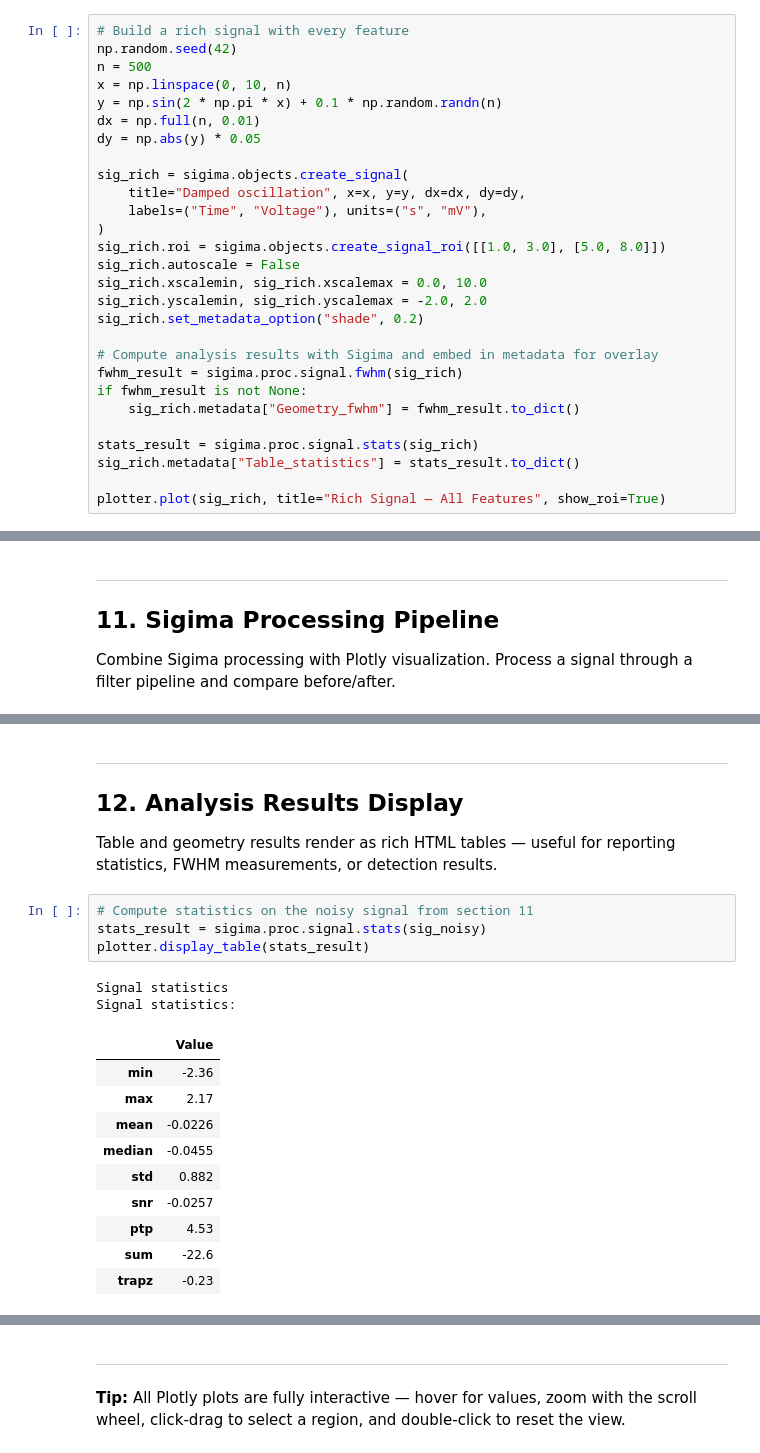
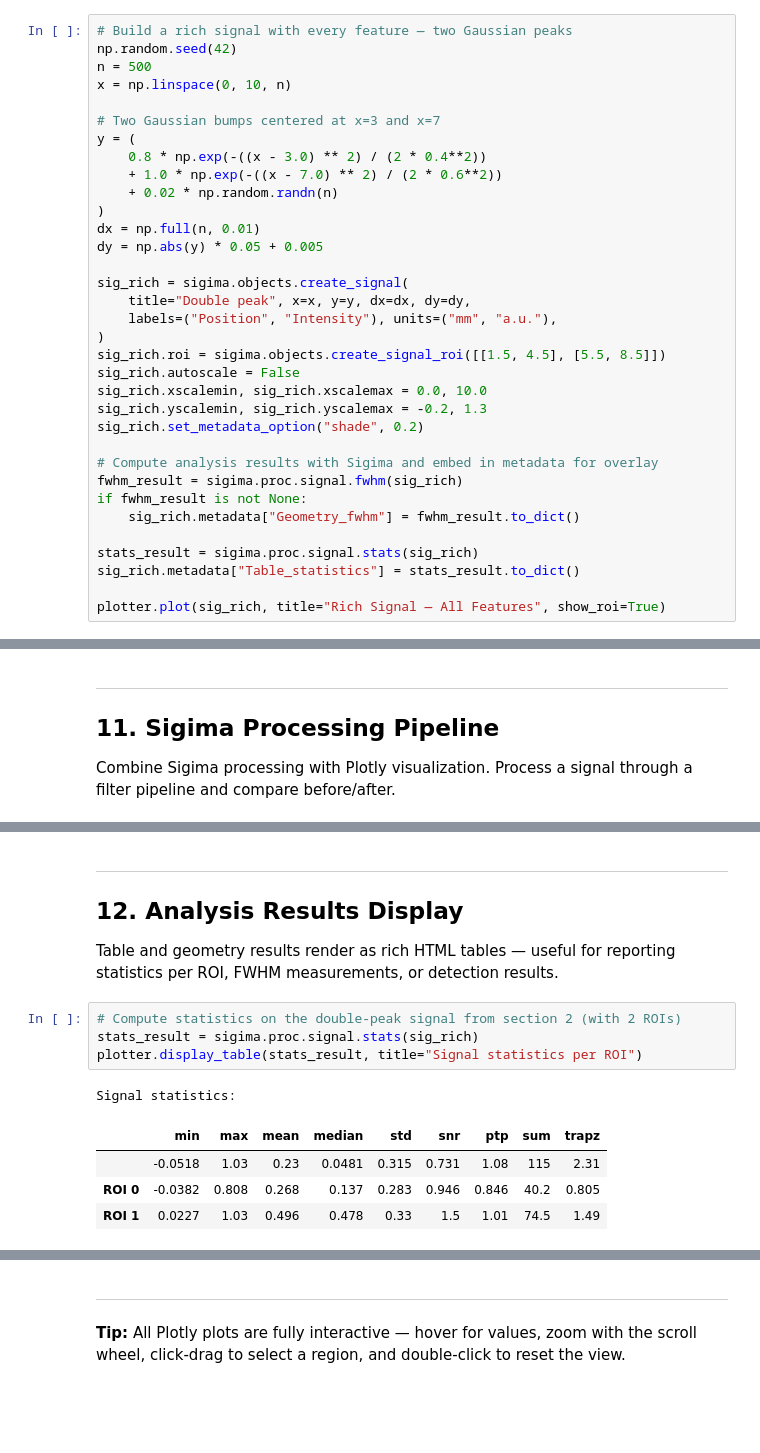
Before and after one commit to DataLab-Platform/DataLab-Kernel, a Jupyter notebook: notebooks/datalab_kernel_advanced.ipynb, the cells around one changed output, grey strips where cells are left out. Cells and saved outputs as stored; diff of their text form; blank space fills up the shorter version.

```diff
--- a/notebooks/datalab_kernel_advanced.ipynb
+++ b/notebooks/datalab_kernel_advanced.ipynb
@@ -57,20 +58,26 @@ interactively.
 # %%
-# Build a rich signal with every feature
+# Build a rich signal with every feature — two Gaussian peaks
 np.random.seed(42)
 n = 500
 x = np.linspace(0, 10, n)
-y = np.sin(2 * np.pi * x) + 0.1 * np.random.randn(n)
+
+# Two Gaussian bumps centered at x=3 and x=7
+y = (
+    0.8 * np.exp(-((x - 3.0) ** 2) / (2 * 0.4**2))
+    + 1.0 * np.exp(-((x - 7.0) ** 2) / (2 * 0.6**2))
+    + 0.02 * np.random.randn(n)
+)
 dx = np.full(n, 0.01)
-dy = np.abs(y) * 0.05
+dy = np.abs(y) * 0.05 + 0.005
 
 sig_rich = sigima.objects.create_signal(
-    title="Damped oscillation", x=x, y=y, dx=dx, dy=dy,
-    labels=("Time", "Voltage"), units=("s", "mV"),
+    title="Double peak", x=x, y=y, dx=dx, dy=dy,
+    labels=("Position", "Intensity"), units=("mm", "a.u."),
 )
-sig_rich.roi = sigima.objects.create_signal_roi([[1.0, 3.0], [5.0, 8.0]])
+sig_rich.roi = sigima.objects.create_signal_roi([[1.5, 4.5], [5.5, 8.5]])
 sig_rich.autoscale = False
 sig_rich.xscalemin, sig_rich.xscalemax = 0.0, 10.0
-sig_rich.yscalemin, sig_rich.yscalemax = -2.0, 2.0
+sig_rich.yscalemin, sig_rich.yscalemax = -0.2, 1.3
 sig_rich.set_metadata_option("shade", 0.2)
 
 # Compute analysis results with Sigima and embed in metadata for overlay
@@ -330,22 +382,15 @@ plotter.plot(
 ## 12. Analysis Results Display
 
 Table and geometry results render as rich HTML tables — useful for
-reporting statistics, FWHM measurements, or detection results.
+reporting statistics per ROI, FWHM measurements, or detection results.
 # %%
-# Compute statistics on the noisy signal from section 11
-stats_result = sigima.proc.signal.stats(sig_noisy)
-plotter.display_table(stats_result)
+# Compute statistics on the double-peak signal from section 2 (with 2 ROIs)
+stats_result = sigima.proc.signal.stats(sig_rich)
+plotter.display_table(stats_result, title="Signal statistics per ROI")
 # %% [output]
-Signal statistics
 Signal statistics:
-|  | Value |
-| min | -2.36 |
-| max | 2.17 |
-| mean | -0.0226 |
-| median | -0.0455 |
-| std | 0.882 |
-| snr | -0.0257 |
-| ptp | 4.53 |
-| sum | -22.6 |
-| trapz | -0.23 |
+|  | min | max | mean | median | std | snr | ptp | sum | trapz |
+|  | -0.0518 | 1.03 | 0.23 | 0.0481 | 0.315 | 0.731 | 1.08 | 115 | 2.31 |
+| ROI 0 | -0.0382 | 0.808 | 0.268 | 0.137 | 0.283 | 0.946 | 0.846 | 40.2 | 0.805 |
+| ROI 1 | 0.0227 | 1.03 | 0.496 | 0.478 | 0.33 | 1.5 | 1.01 | 74.5 | 1.49 |
 # %%
```
Also changed, not shown: parts of 11 cells of this notebook.
